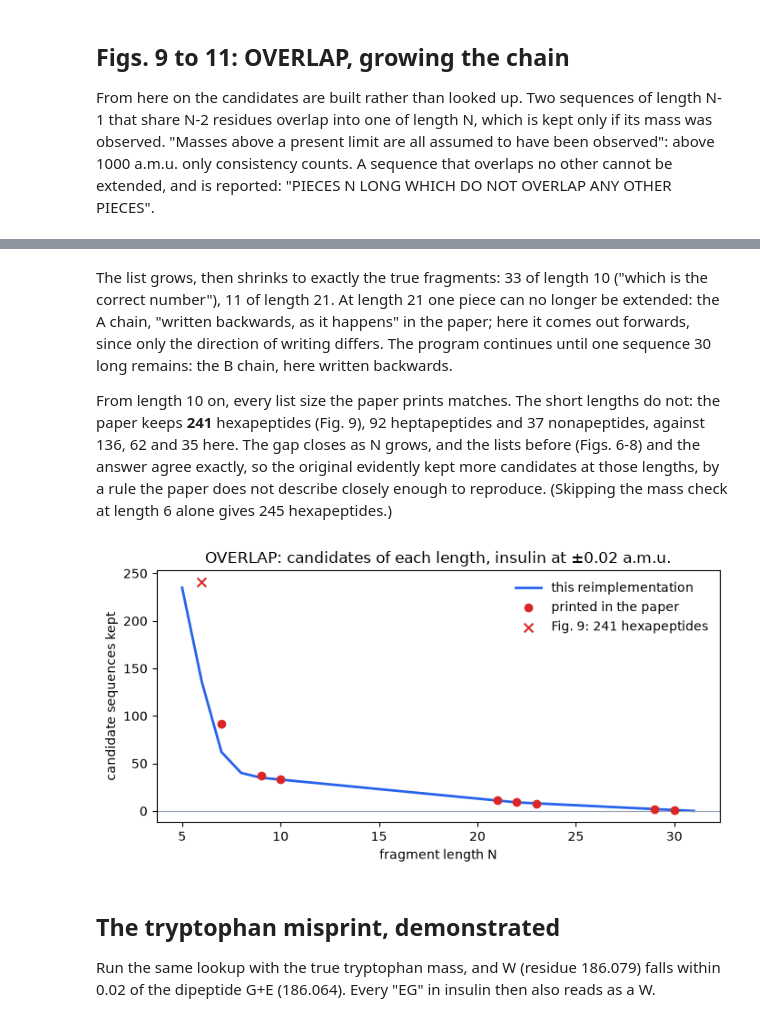
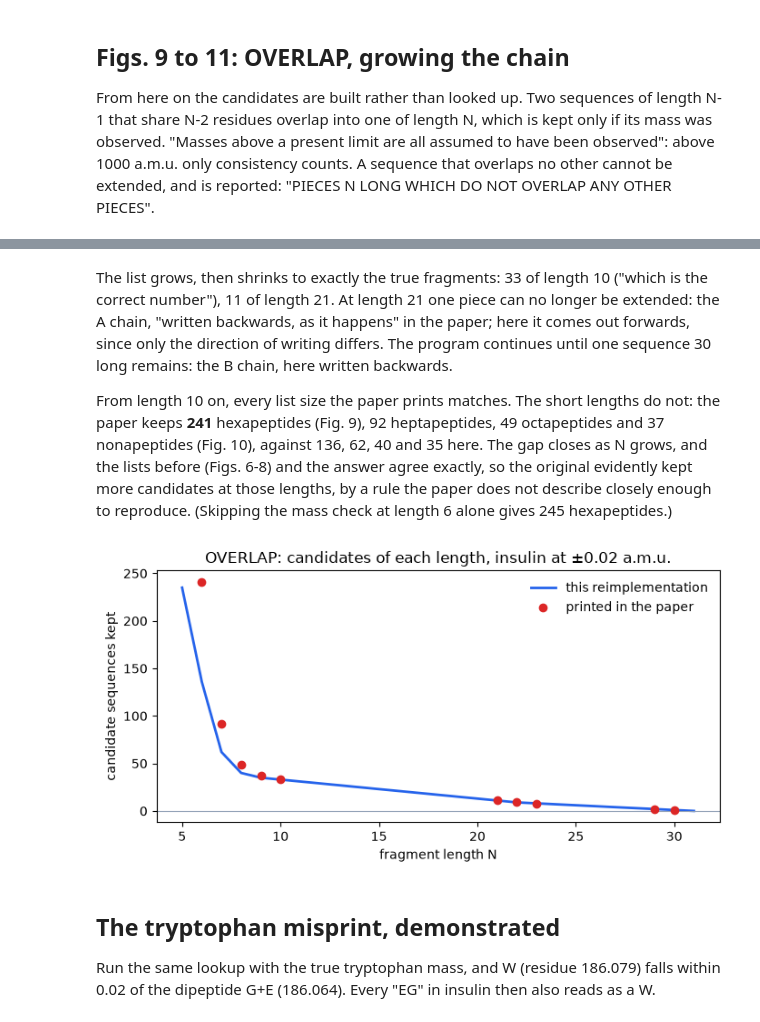
Before and after one commit to BioGeek/MASSPEC, a Jupyter notebook: notebooks/masspec_1970.ipynb, the cells around one changed output, grey strips where cells are left out. Cells and saved outputs as stored; diff of their text form; code cells hidden in the pictures.

```diff
--- a/notebooks/masspec_1970.ipynb
+++ b/notebooks/masspec_1970.ipynb
@@ -458,47 +537,38 @@ The program continues until one sequence 30 long remains: the B chain, here
 written backwards.
 
 From length 10 on, every list size the paper prints matches. The short lengths
-do not: the paper keeps **241** hexapeptides (Fig. 9), 92 heptapeptides and 37
-nonapeptides, against 136, 62 and 35 here. The gap closes as N grows, and the
-lists before (Figs. 6-8) and the answer agree exactly, so the original
-evidently kept more candidates at those lengths, by a rule the paper does not
-describe closely enough to reproduce. (Skipping the mass check at length 6
-alone gives 245 hexapeptides.)
+do not: the paper keeps **241** hexapeptides (Fig. 9), 92 heptapeptides, 49
+octapeptides and 37 nonapeptides (Fig. 10), against 136, 62, 40 and 35 here.
+The gap closes as N grows, and the lists before (Figs. 6-8) and the answer
+agree exactly, so the original evidently kept more candidates at those lengths,
+by a rule the paper does not describe closely enough to reproduce. (Skipping
+the mass check at length 6 alone gives 245 hexapeptides.)
 # %%
 lengths = sorted(sizes)
 figure, axes = plt.subplots(figsize=(8, 3.6))
 axes.plot(
     lengths,
     [sizes[length] for length in lengths],
     color="#2563eb",
     lw=2,
     label="this reimplementation",
 )
 axes.scatter(
     list(paper),
     list(paper.values()),
     color="#dc2626",
     zorder=3,
     s=36,
     label="printed in the paper",
 )
-axes.scatter(
-    [6],
-    [241],
-    color="#dc2626",
-    marker="x",
-    s=50,
-    zorder=3,
-    label="Fig. 9: 241 hexapeptides",
-)
 axes.axhline(0, color="#94a3b8", lw=0.8)
 axes.set_xlabel("fragment length N")
 axes.set_ylabel("candidate sequences kept")
 axes.set_title("OVERLAP: candidates of each length, insulin at ±0.02 a.m.u.")
 axes.legend(frameon=False)
 plt.show()
 # %% [output]
-[figure, old version]
+[figure, new version]
 # %% [markdown]
 ## The tryptophan misprint, demonstrated
 
```
Also changed, not shown: parts of 10 cells of this notebook, 1 other file.
